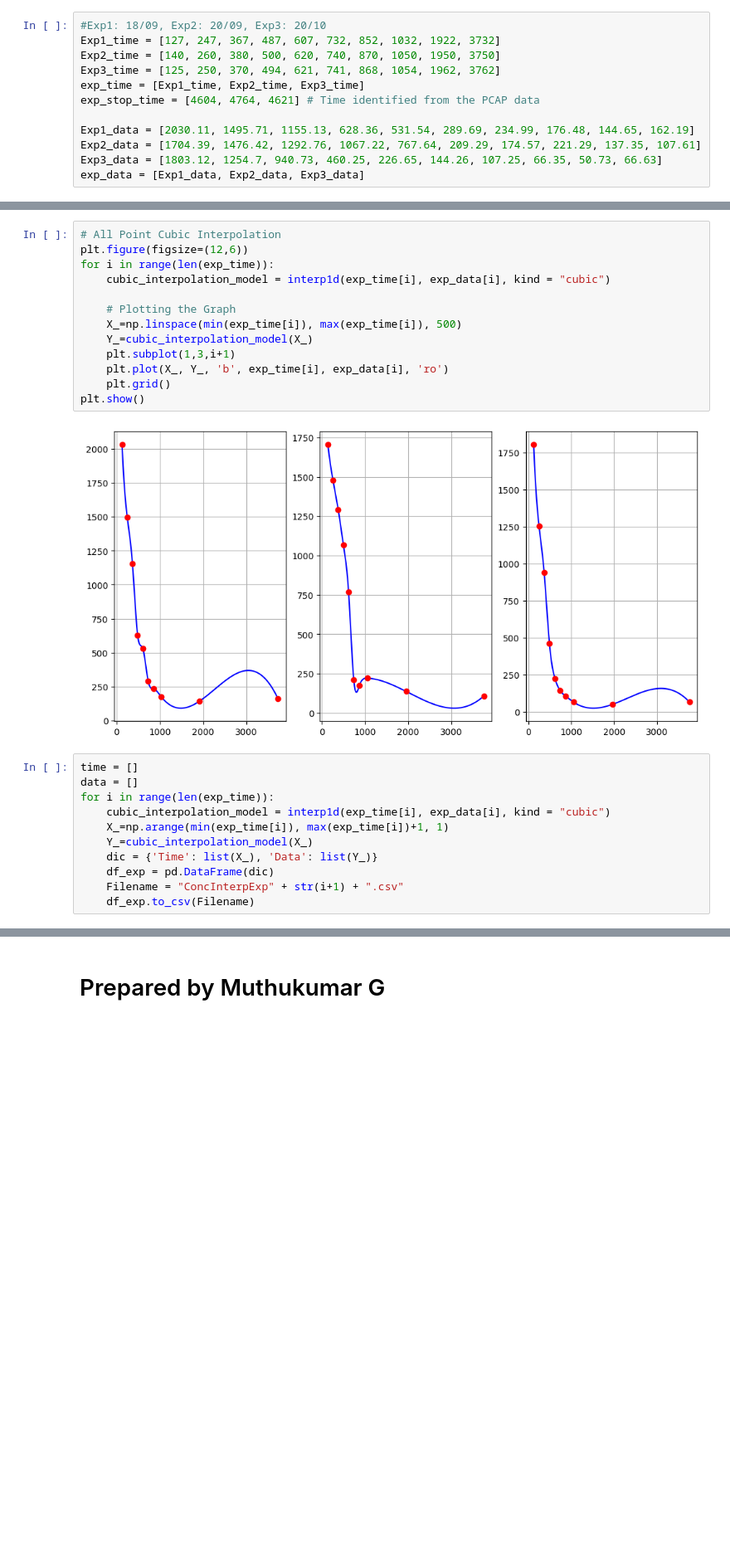
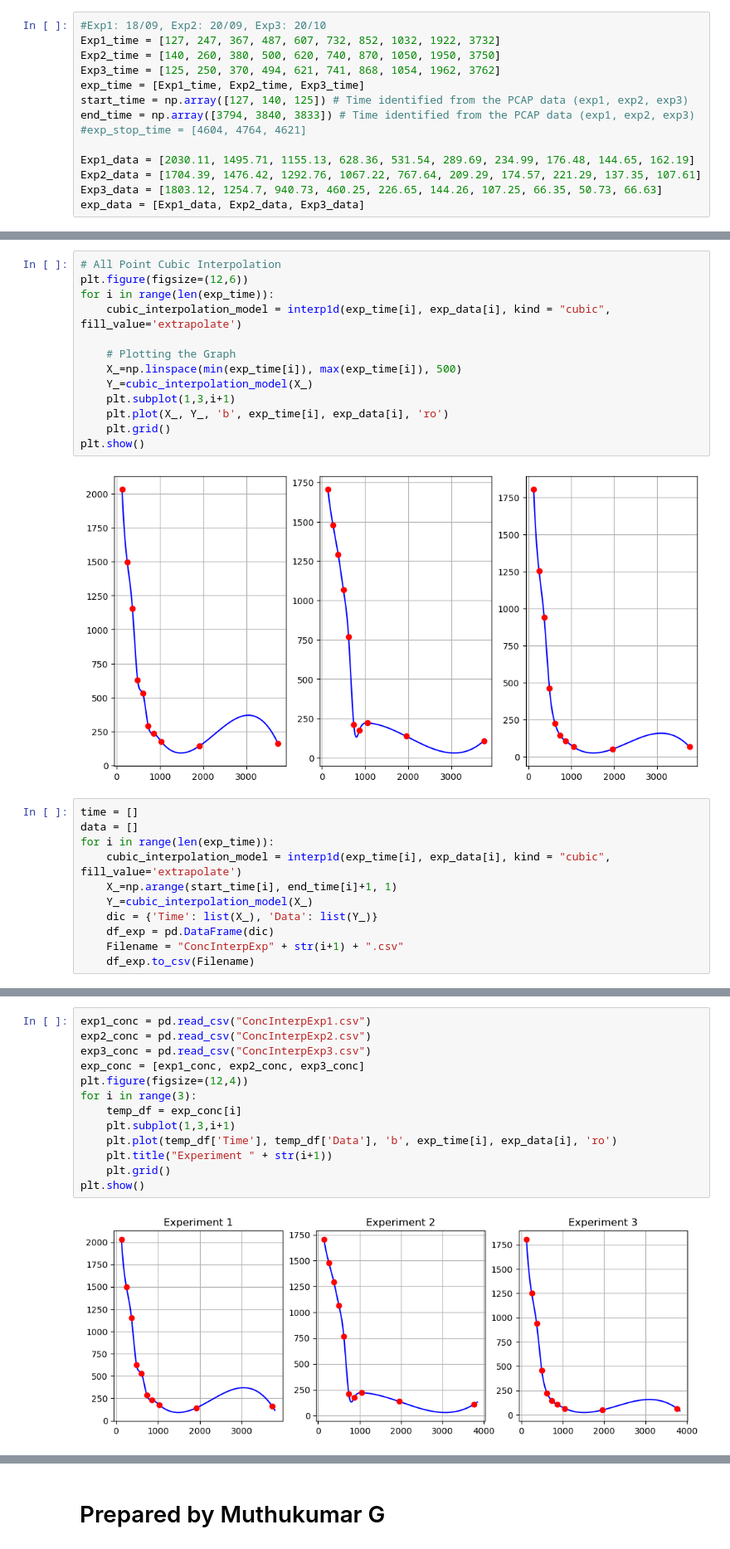
Before and after one commit to muthuganeshece/MLProjects, a Jupyter notebook: LIDAR/Notebook/TargetInterpolation.ipynb, the cells around one changed output, grey strips where cells are left out. Shown at 83% size. Cells and saved outputs as stored; diff of their text form; blank space fills up the shorter version.

```diff
--- a/LIDAR/Notebook/TargetInterpolation.ipynb
+++ b/LIDAR/Notebook/TargetInterpolation.ipynb
@@ -9,7 +9,9 @@ Exp1_time = [127, 247, 367, 487, 607, 732, 852, 1032, 1922, 3732]
 Exp2_time = [140, 260, 380, 500, 620, 740, 870, 1050, 1950, 3750]
 Exp3_time = [125, 250, 370, 494, 621, 741, 868, 1054, 1962, 3762]
 exp_time = [Exp1_time, Exp2_time, Exp3_time]
-exp_stop_time = [4604, 4764, 4621] # Time identified from the PCAP data
+start_time = np.array([127, 140, 125]) # Time identified from the PCAP data (exp1, exp2, exp3)
+end_time = np.array([3794, 3840, 3833]) # Time identified from the PCAP data (exp1, exp2, exp3)
+#exp_stop_time = [4604, 4764, 4621]
 
 Exp1_data = [2030.11, 1495.71, 1155.13, 628.36, 531.54, 289.69, 234.99, 176.48, 144.65, 162.19]
 Exp2_data = [1704.39, 1476.42, 1292.76, 1067.22, 767.64, 209.29, 174.57, 221.29, 137.35, 107.61]
@@ -56,7 +58,7 @@ plt.show()
 # All Point Cubic Interpolation
 plt.figure(figsize=(12,6))
 for i in range(len(exp_time)):
-    cubic_interpolation_model = interp1d(exp_time[i], exp_data[i], kind = "cubic")
+    cubic_interpolation_model = interp1d(exp_time[i], exp_data[i], kind = "cubic", fill_value='extrapolate')
 
     # Plotting the Graph
     X_=np.linspace(min(exp_time[i]), max(exp_time[i]), 500)
@@ -71,8 +73,8 @@ plt.show()
 time = []
 data = []
 for i in range(len(exp_time)):
-    cubic_interpolation_model = interp1d(exp_time[i], exp_data[i], kind = "cubic")
-    X_=np.arange(min(exp_time[i]), max(exp_time[i])+1, 1)
+    cubic_interpolation_model = interp1d(exp_time[i], exp_data[i], kind = "cubic", fill_value='extrapolate')
+    X_=np.arange(start_time[i], end_time[i]+1, 1)
     Y_=cubic_interpolation_model(X_)
     dic = {'Time': list(X_), 'Data': list(Y_)}
     df_exp = pd.DataFrame(dic)
@@ -84,0 +83,15 @@ ValueError: A value (3733.0) in x_new is above the interpolation range's maximum
+# %%
+exp1_conc = pd.read_csv("ConcInterpExp1.csv")
+exp2_conc = pd.read_csv("ConcInterpExp2.csv")
+exp3_conc = pd.read_csv("ConcInterpExp3.csv")
+exp_conc = [exp1_conc, exp2_conc, exp3_conc]
+plt.figure(figsize=(12,4))
+for i in range(3):
+    temp_df = exp_conc[i]
+    plt.subplot(1,3,i+1)
+    plt.plot(temp_df['Time'], temp_df['Data'], 'b', exp_time[i], exp_data[i], 'ro')
+    plt.title("Experiment " + str(i+1))
+    plt.grid()
+plt.show()
+# %% [output]
+[figure, added]
```
Also changed, not shown: parts of 11 cells of this notebook.
